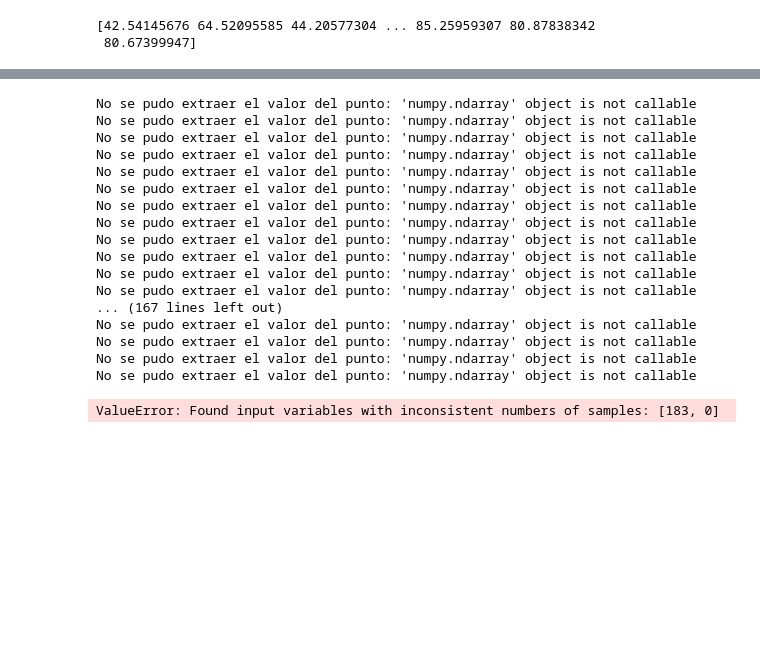
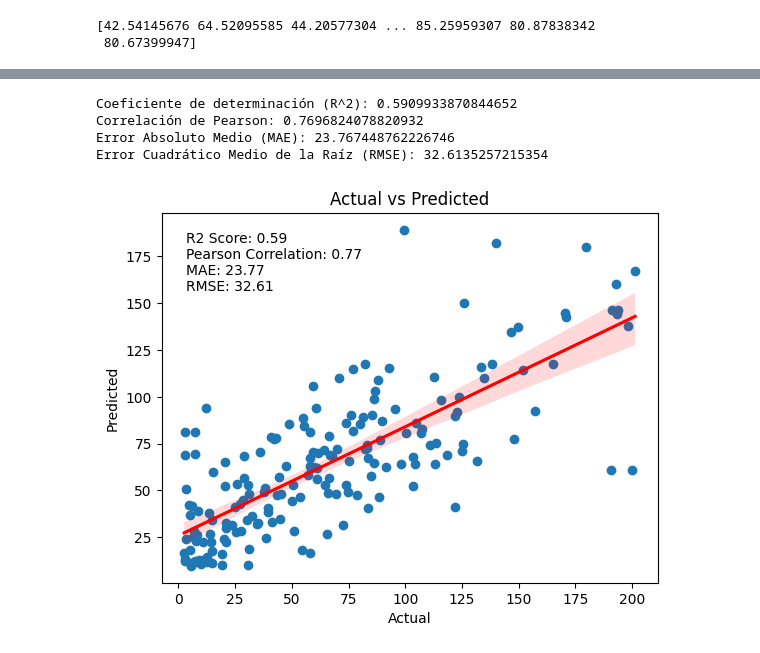
Before and after one commit to Emmanuel461/PML_2023_2024, a Jupyter notebook: Final_work/Codes/Modeling.ipynb, the cells around one changed output, grey strips where cells are left out. Cells and saved outputs as stored; diff of their text form; code cells hidden in the pictures; blank space fills up the shorter version.

```diff
--- a/Final_work/Codes/Modeling.ipynb
+++ b/Final_work/Codes/Modeling.ipynb
@@ -422,12 +422,12 @@ import joblib
 
 
 # Imagen de entrada
-new_image = '../DataIntermediate/PS_Index_filtered.tif'
+planet_image = '../DataIntermediate/PS_Index_filtered.tif'
 
 # Especificar la imagen de salida
 output_image = op.join('../Results/', "SAR_Modeled.tif")
 
-with rasterio.open(new_image, 'r') as src:
+with rasterio.open(planet_image, 'r') as src:
     profile = src.profile
     profile.update(
         dtype=rasterio.float32,
@@ -495,16 +478,29 @@ points.head()
 # %%
+import geopandas as gpd
+import rasterio
+import numpy as np
+from rasterio.mask import mask
+from sklearn.metrics import r2_score, mean_absolute_error, mean_squared_error
+import matplotlib.pyplot as plt
+import seaborn as sns
 
+# Ruta del archivo GeoJSON
+geojson_file = '../DataIn/Salinity_data.geojson'
+
+# Cargar el archivo GeoJSON con geopandas
+points = gpd.read_file(geojson_file)
 
 # Ruta del archivo raster
 raster_file = '../Results/SAR_Modeled.tif'
 
+# Inicializar listas para almacenar valores observados y predichos
+observed_values = []
+predicted_values = []
+
 # Abrir el archivo raster
 with rasterio.open(raster_file) as src:
-    # Iterar sobre los puntos en el GeoJSON
-    observed_values = []
-    predicted_values = []
     for point in points.geometry:
-        # Extraer los valores observados del GeoJSON (columna CE)
+        # Extraer los valores observados del GeoJSON (columna SAR)
         observed_value = points[points.geometry == point]['SAR'].iloc[0]
         observed_values.append(observed_value)
 
@@ -512,61 +508,51 @@ with rasterio.open(raster_file) as src:
         try:
             geoms = [point.__geo_interface__]
             out_image, out_transform = mask(src, geoms, crop=True)
-            predicted_value = out_image[0][0]
+
+            # Verificar si la región recortada está vacía
+            if np.isnan(out_image).all():
+                raise ValueError("El punto está fuera de los límites del raster o contiene valores no válidos.")
+
+            # Extraer el valor predicho
+            predicted_value = out_image[0].mean()  # Promedio en caso de múltiples valores dentro del recorte
             predicted_values.append(predicted_value)
         except Exception as e:
             print(f"No se pudo extraer el valor del punto: {e}")
+            observed_values.pop()  # Eliminar el valor observado correspondiente si falla la predicción
 
+# Convertir listas a arrays de numpy
 observed_values = np.array(observed_values)
 predicted_values = np.array(predicted_values)
 
-# Calcular el coeficiente de determinación (R^2)
+# Calcular métricas
 r_squared = r2_score(observed_values, predicted_values)
+pearson_corr = np.corrcoef(observed_values, predicted_values)[0, 1]
+mae = mean_absolute_error(observed_values, predicted_values)
+rmse = np.sqrt(mean_squared_error(observed_values, predicted_values))
+
 print("Coeficiente de determinación (R^2):", r_squared)
-
-# Calcular el coeficiente de correlación de Pearson
-pearson_corr = np.corrcoef(observed_values.flatten(), predicted_values.flatten())[0, 1]
 print("Correlación de Pearson:", pearson_corr)
-
-# Calcular el Error Absoluto Medio (MAE)
-mae = mean_absolute_error(observed_values, predicted_values)
 print("Error Absoluto Medio (MAE):", mae)
-
-# Calcular el Error Cuadrático Medio de la Raíz (RMSE)
-rmse = np.sqrt(mean_squared_error(observed_values, predicted_values))
 print("Error Cuadrático Medio de la Raíz (RMSE):", rmse)
 
 # Plotting the scatter plot
 fig, ax = plt.subplots()
 ax.scatter(observed_values, predicted_values)
 ax.set_xlabel('Actual')
 ax.set_ylabel('Predicted')
 ax.set_title("Actual vs Predicted")
 
 # Adding the regression line
 sns.regplot(x=observed_values, y=predicted_values, scatter=False, ax=ax, color='red')
 
 # Adding the R2 score, Pearson correlation, MAE, and RMSE as annotations
 ax.annotate(f'R2 Score: {r_squared:.2f}\nPearson Correlation: {pearson_corr:.2f}\nMAE: {mae:.2f}\nRMSE: {rmse:.2f}',
             xy=(0.05, 0.95), xycoords='axes fraction', ha='left', va='top')
 
 plt.show()
 # %% [output]
-No se pudo extraer el valor del punto: 'numpy.ndarray' object is not callable
-No se pudo extraer el valor del punto: 'numpy.ndarray' object is not callable
-No se pudo extraer el valor del punto: 'numpy.ndarray' object is not callable
-No se pudo extraer el valor del punto: 'numpy.ndarray' object is not callable
-No se pudo extraer el valor del punto: 'numpy.ndarray' object is not callable
-No se pudo extraer el valor del punto: 'numpy.ndarray' object is not callable
-No se pudo extraer el valor del punto: 'numpy.ndarray' object is not callable
-No se pudo extraer el valor del punto: 'numpy.ndarray' object is not callable
-No se pudo extraer el valor del punto: 'numpy.ndarray' object is not callable
-No se pudo extraer el valor del punto: 'numpy.ndarray' object is not callable
-No se pudo extraer el valor del punto: 'numpy.ndarray' object is not callable
-No se pudo extraer el valor del punto: 'numpy.ndarray' object is not callable
-... (167 lines left out)
-No se pudo extraer el valor del punto: 'numpy.ndarray' object is not callable
-No se pudo extraer el valor del punto: 'numpy.ndarray' object is not callable
-No se pudo extraer el valor del punto: 'numpy.ndarray' object is not callable
-No se pudo extraer el valor del punto: 'numpy.ndarray' object is not callable
+Coeficiente de determinación (R^2): 0.5909933870844652
+Correlación de Pearson: 0.7696824078820932
+Error Absoluto Medio (MAE): 23.767448762226746
+Error Cuadrático Medio de la Raíz (RMSE): 32.6135257215354
-ValueError: Found input variables with inconsistent numbers of samples: [183, 0]
+[figure, added]
```
Also changed, not shown: parts of 2 cells of this notebook, 1 other file.
